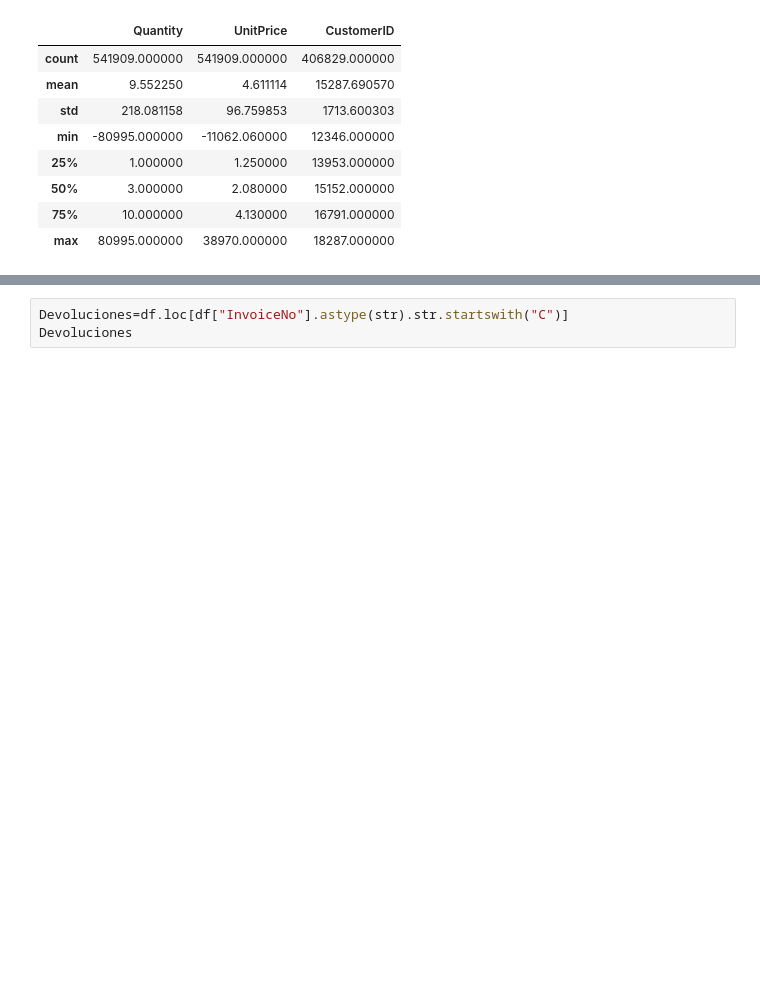
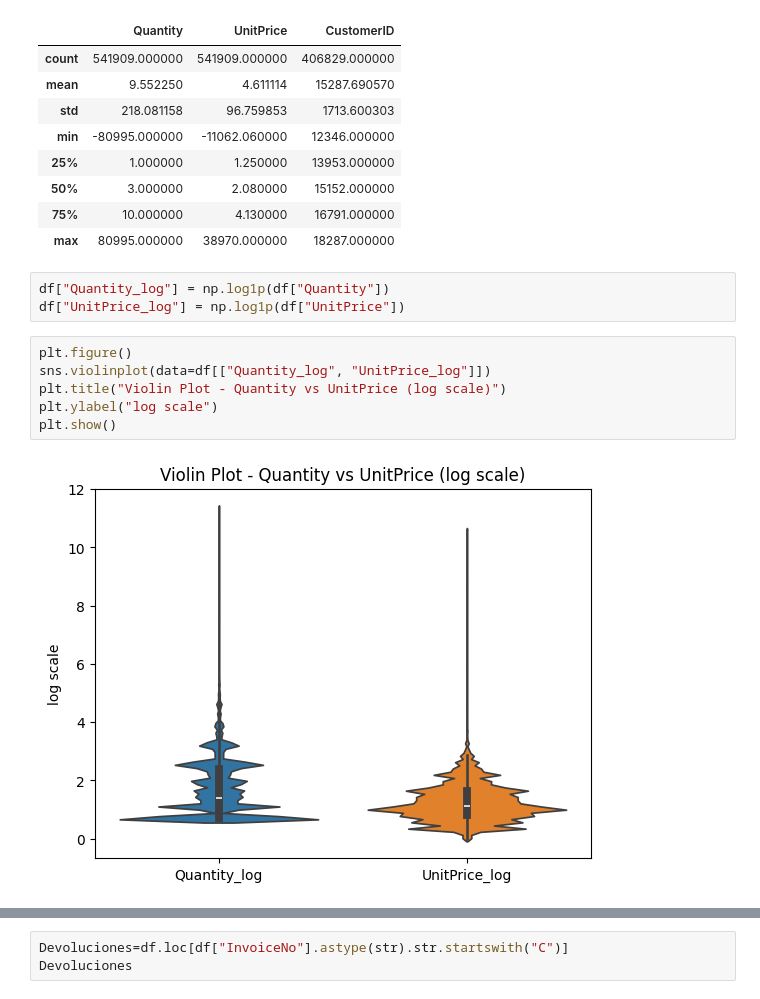
Before and after one commit to Rick2898/Clustering, a Jupyter notebook: clusteting.ipynb, the cells around one changed output, grey strips where cells are left out. Cells and saved outputs as stored; diff of their text form; blank space fills up the shorter version.

```diff
--- a/clusteting.ipynb
+++ b/clusteting.ipynb
@@ -87,3 +89,14 @@ df.describe()
 | 50% | 3.000000 | 2.080000 | 15152.000000 |
 | 75% | 10.000000 | 4.130000 | 16791.000000 |
 | max | 80995.000000 | 38970.000000 | 18287.000000 |
+# %%
+df["Quantity_log"] = np.log1p(df["Quantity"])
+df["UnitPrice_log"] = np.log1p(df["UnitPrice"])
+# %%
+plt.figure()
+sns.violinplot(data=df[["Quantity_log", "UnitPrice_log"]])
+plt.title("Violin Plot - Quantity vs UnitPrice (log scale)")
+plt.ylabel("log scale")
+plt.show()
+# %% [output]
+[figure, added]
```
Also changed, not shown: parts of 4 cells of this notebook, 2 other files.
